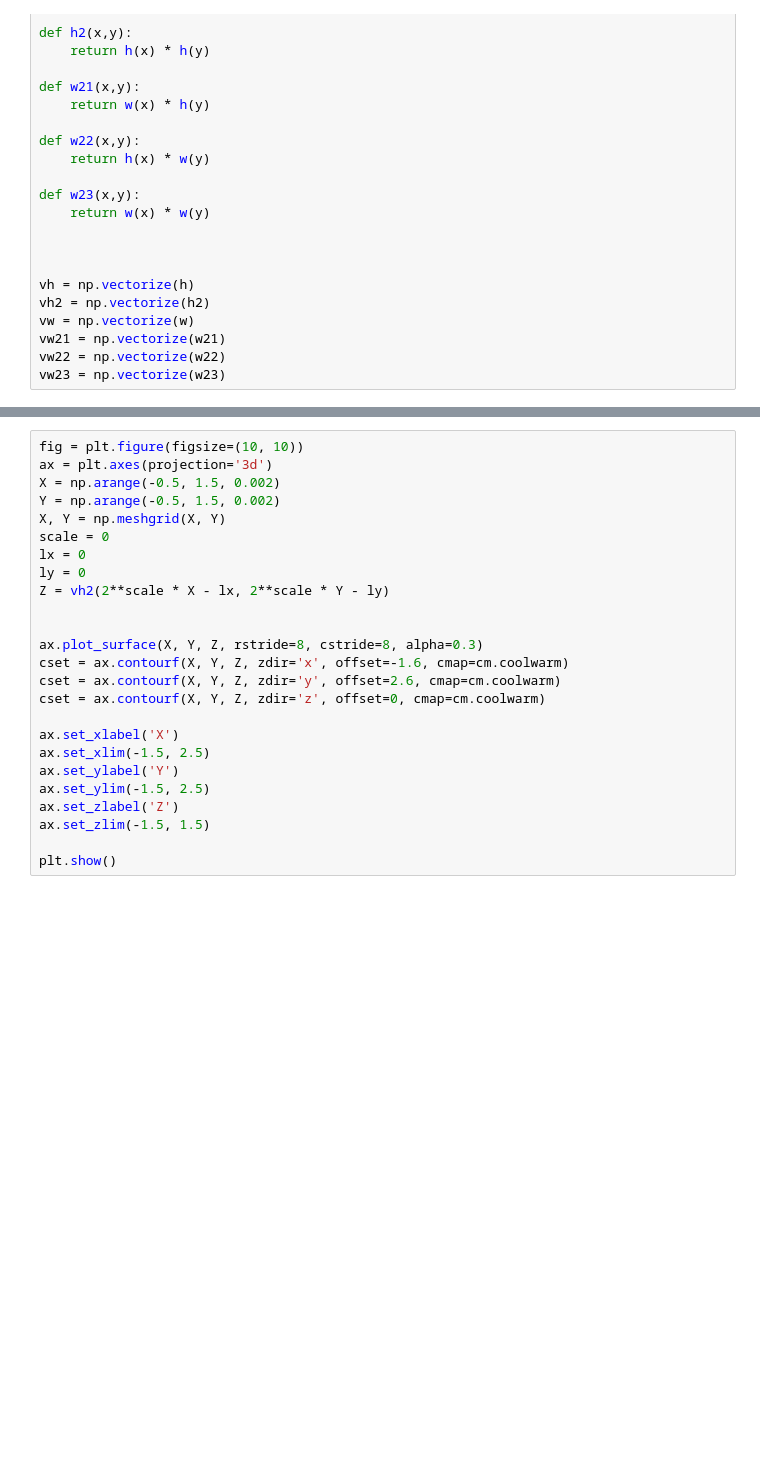
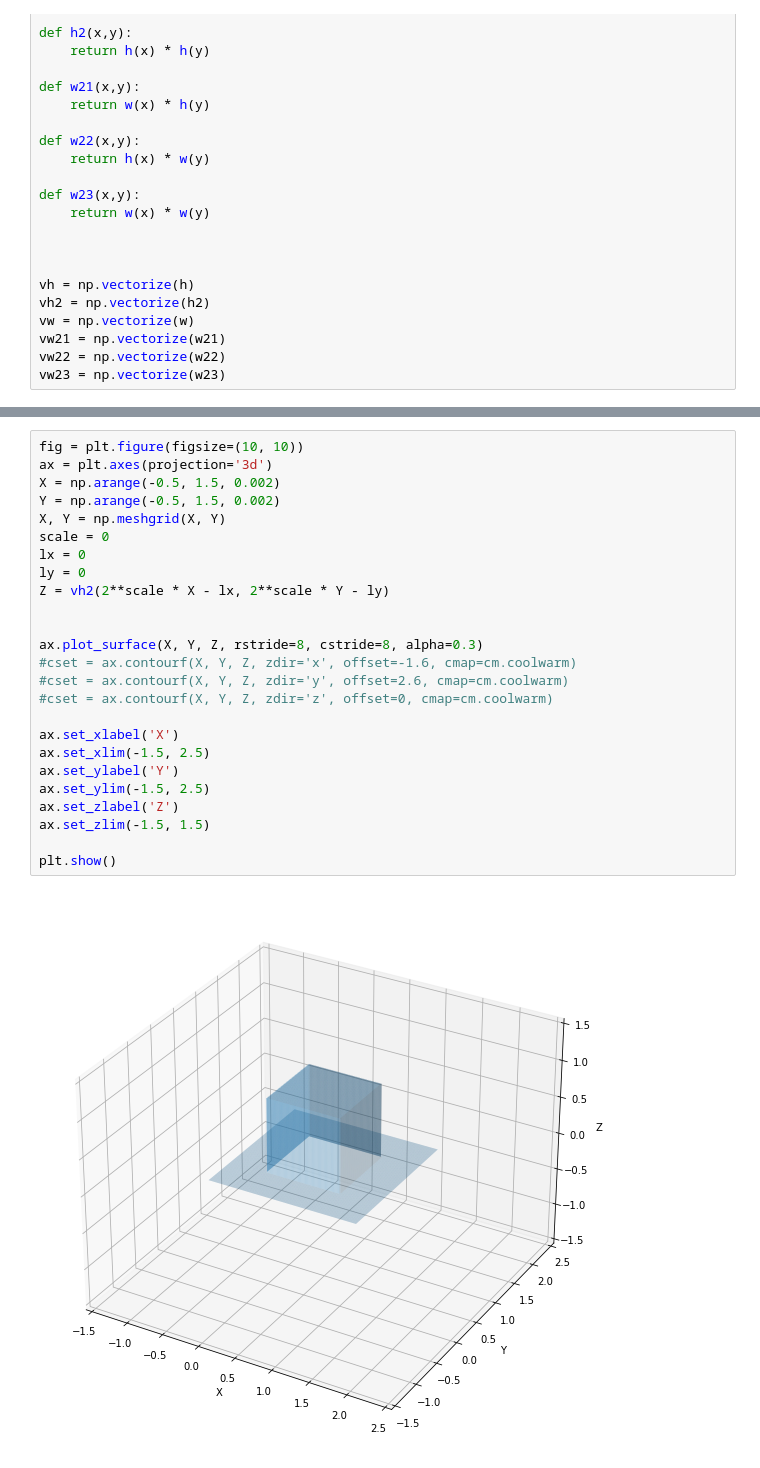
Before and after one commit to MRChemSoft/ReMRChem, a Jupyter notebook: Haar.ipynb, the cells around one changed output, grey strips where cells are left out. Cells and saved outputs as stored; diff of their text form; blank space fills up the shorter version.

```diff
--- a/Haar.ipynb
+++ b/Haar.ipynb
@@ -48,25 +50,27 @@ _ = plt.plot(x,y)
 # %%
 fig = plt.figure(figsize=(10, 10))
 ax = plt.axes(projection='3d')
 X = np.arange(-0.5, 1.5, 0.002)
 Y = np.arange(-0.5, 1.5, 0.002)
 X, Y = np.meshgrid(X, Y)
 scale = 0
 lx = 0
 ly = 0
 Z = vh2(2**scale * X - lx, 2**scale * Y - ly)
 
 
 ax.plot_surface(X, Y, Z, rstride=8, cstride=8, alpha=0.3)
-cset = ax.contourf(X, Y, Z, zdir='x', offset=-1.6, cmap=cm.coolwarm)
-cset = ax.contourf(X, Y, Z, zdir='y', offset=2.6, cmap=cm.coolwarm)
-cset = ax.contourf(X, Y, Z, zdir='z', offset=0, cmap=cm.coolwarm)
+#cset = ax.contourf(X, Y, Z, zdir='x', offset=-1.6, cmap=cm.coolwarm)
+#cset = ax.contourf(X, Y, Z, zdir='y', offset=2.6, cmap=cm.coolwarm)
+#cset = ax.contourf(X, Y, Z, zdir='z', offset=0, cmap=cm.coolwarm)
 
 ax.set_xlabel('X')
 ax.set_xlim(-1.5, 2.5)
 ax.set_ylabel('Y')
 ax.set_ylim(-1.5, 2.5)
 ax.set_zlabel('Z')
 ax.set_zlim(-1.5, 1.5)
 
 plt.show()
+# %% [output]
+[figure, added]
```
Also changed, not shown: parts of 1 cell of this notebook, 3 other files.
